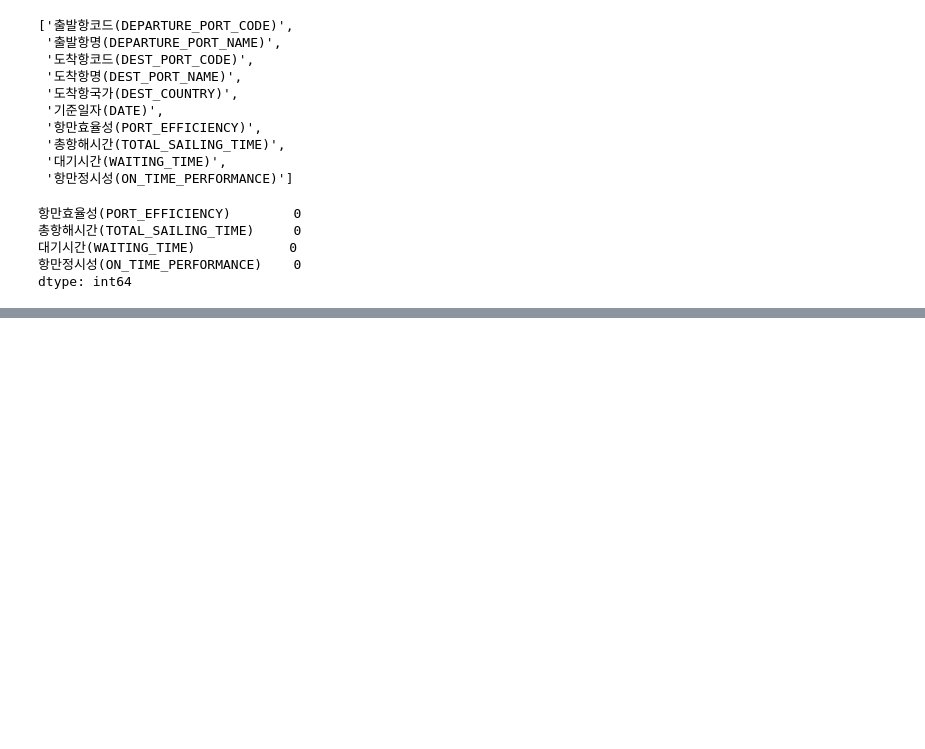
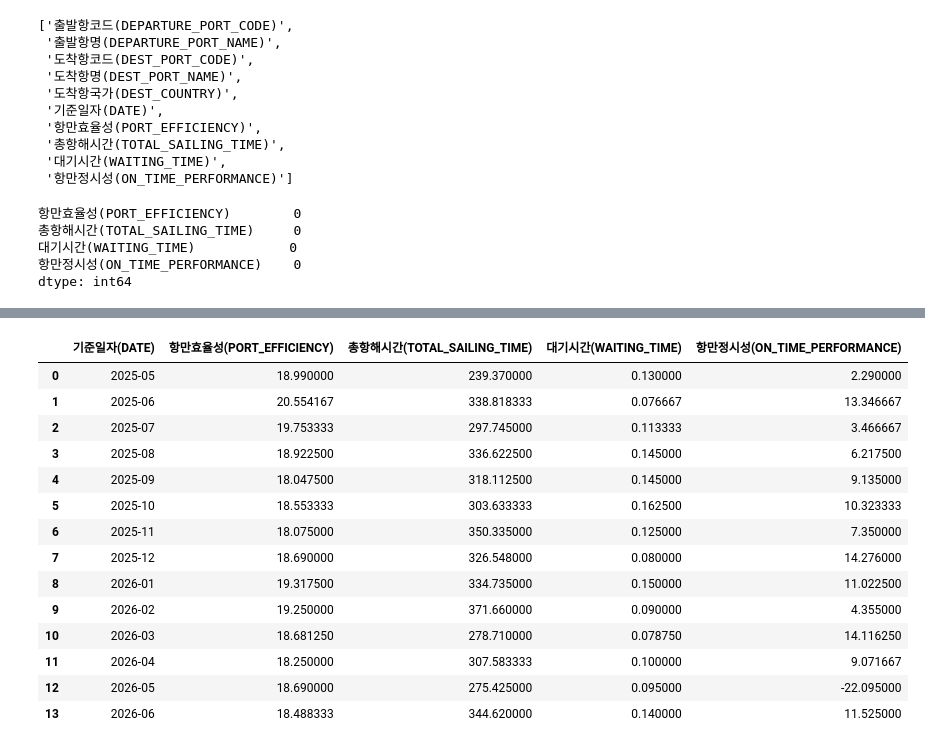
Before and after one commit to donghwa93/proj_session_2_tp3, a Jupyter notebook: analysis/analysis_kdh.ipynb, the cells around one changed output, grey strips where cells are left out. Saved outputs shown, nothing was run; the diff lists cells and outputs as text; code cells hidden in the pictures; blank space fills up the shorter version.

```diff
--- a/analysis/analysis_kdh.ipynb
+++ b/analysis/analysis_kdh.ipynb
@@ -120,0 +275,48 @@ dest_port_df[
+# %%
+kpli_mean_dp_day_dt = kpli_port_df.groupby([
+    '도착항코드(DEST_PORT_CODE)',
+    pd.to_datetime(kpli_port_df['기준일자(DATE)'])
+])[['항만효율성(PORT_EFFICIENCY)',
+ '총항해시간(TOTAL_SAILING_TIME)',
+ '대기시간(WAITING_TIME)',
+ '항만정시성(ON_TIME_PERFORMANCE)']].mean()
+
+kpli_mean_dp_day_dt = kpli_mean_dp_day_dt.reset_index()
+kpli_mean_dp_day_dt
+
+
+kpli_mean_dp_mon_dt = kpli_mean_dp_day_dt.groupby([
+    '도착항코드(DEST_PORT_CODE)',
+    pd.to_datetime(kpli_mean_dp_day_dt['기준일자(DATE)']).dt.to_period('M')
+])[['항만효율성(PORT_EFFICIENCY)',
+ '총항해시간(TOTAL_SAILING_TIME)',
+ '대기시간(WAITING_TIME)',
+ '항만정시성(ON_TIME_PERFORMANCE)']].mean()
+
+kpli_mean_dp_mon_dt = kpli_mean_dp_mon_dt.reset_index()
+kpli_mean_dp_mon_dt
+
+kpli_mean_dmon_dt = kpli_mean_dp_mon_dt.groupby(['기준일자(DATE)']
+)[['항만효율성(PORT_EFFICIENCY)',
+ '총항해시간(TOTAL_SAILING_TIME)',
+ '대기시간(WAITING_TIME)',
+ '항만정시성(ON_TIME_PERFORMANCE)']].mean()
+
+kpli_mean_dmon_dt = kpli_mean_dmon_dt.reset_index()
+kpli_mean_dmon_dt
+# %% [output]
+|  | 기준일자(DATE) | 항만효율성(PORT_EFFICIENCY) | 총항해시간(TOTAL_SAILING_TIME) | 대기시간(WAITING_TIME) | 항만정시성(ON_TIME_PERFORMANCE) |
+| 0 | 2025-05 | 18.990000 | 239.370000 | 0.130000 | 2.290000 |
+| 1 | 2025-06 | 20.554167 | 338.818333 | 0.076667 | 13.346667 |
+| 2 | 2025-07 | 19.753333 | 297.745000 | 0.113333 | 3.466667 |
+| 3 | 2025-08 | 18.922500 | 336.622500 | 0.145000 | 6.217500 |
+| 4 | 2025-09 | 18.047500 | 318.112500 | 0.145000 | 9.135000 |
+| 5 | 2025-10 | 18.553333 | 303.633333 | 0.162500 | 10.323333 |
+| 6 | 2025-11 | 18.075000 | 350.335000 | 0.125000 | 7.350000 |
+| 7 | 2025-12 | 18.690000 | 326.548000 | 0.080000 | 14.276000 |
+| 8 | 2026-01 | 19.317500 | 334.735000 | 0.150000 | 11.022500 |
+| 9 | 2026-02 | 19.250000 | 371.660000 | 0.090000 | 4.355000 |
+| 10 | 2026-03 | 18.681250 | 278.710000 | 0.078750 | 14.116250 |
+| 11 | 2026-04 | 18.250000 | 307.583333 | 0.100000 | 9.071667 |
+| 12 | 2026-05 | 18.690000 | 275.425000 | 0.095000 | -22.095000 |
+| 13 | 2026-06 | 18.488333 | 344.620000 | 0.140000 | 11.525000 |
```
Also changed, not shown: parts of 13 cells of this notebook, 1 other file.
